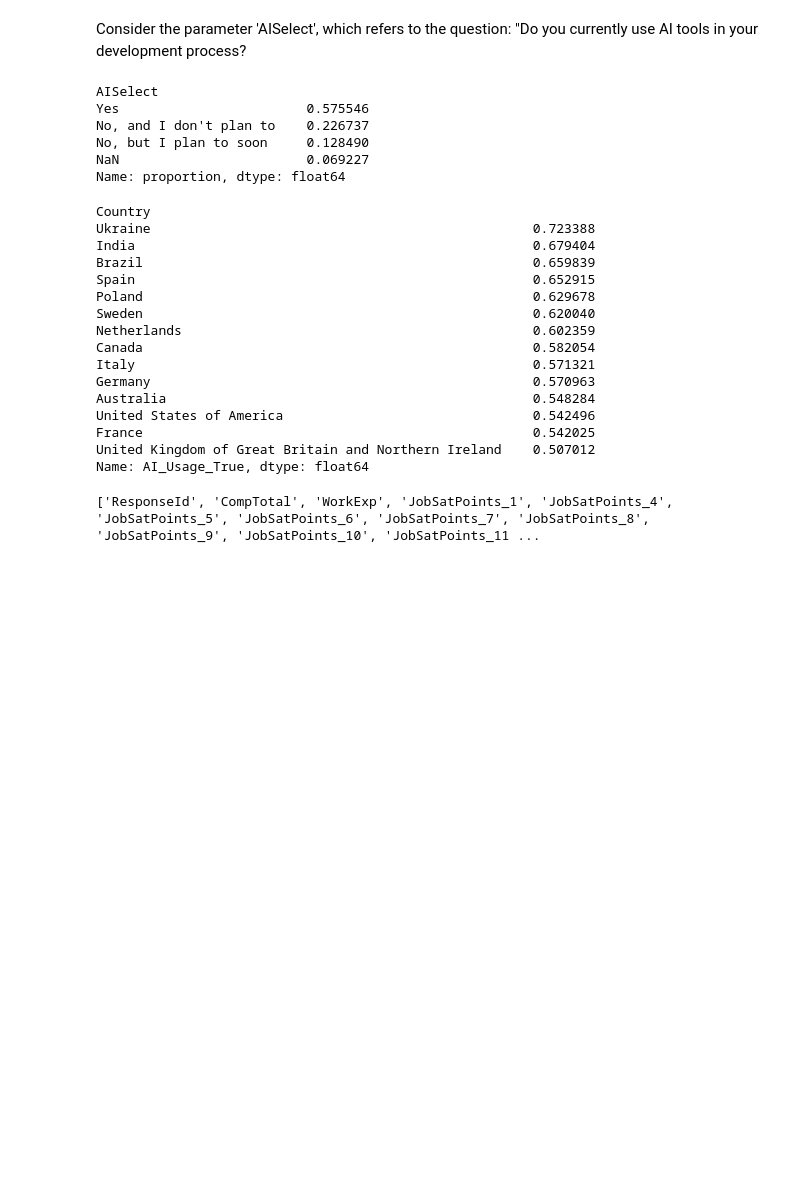
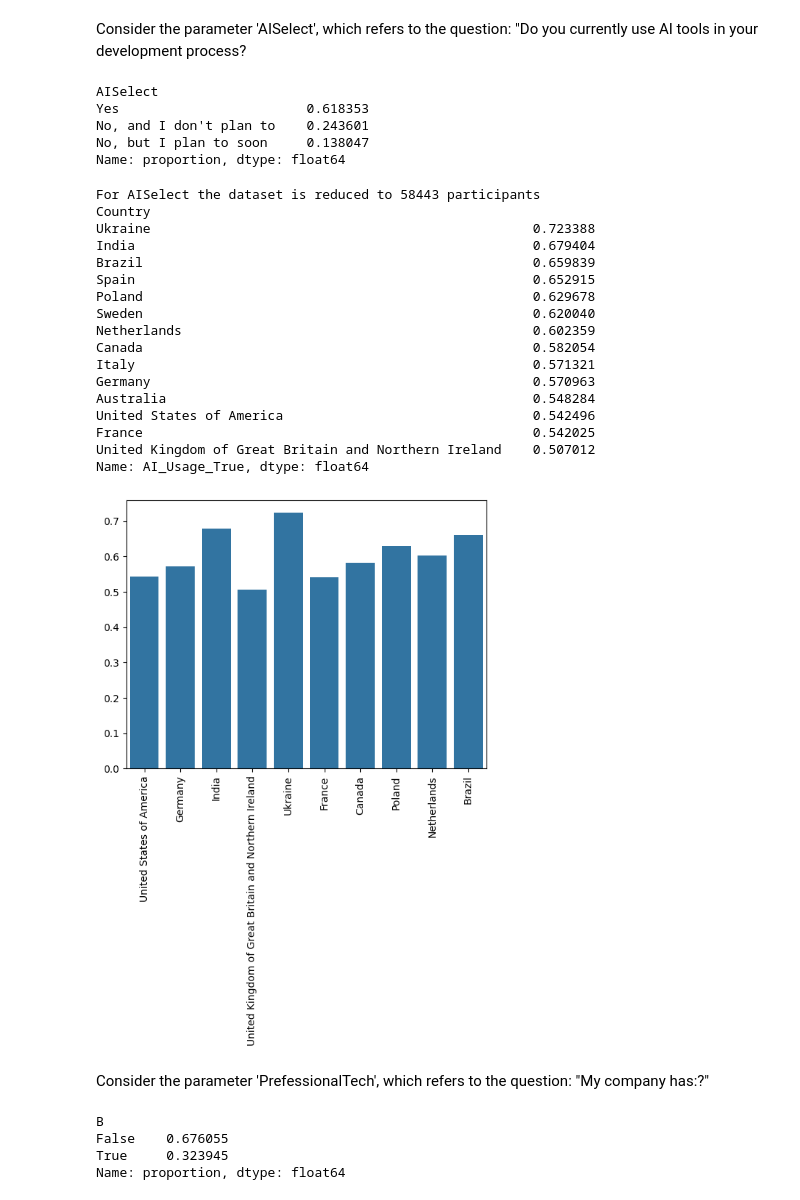
Before and after one commit to JuliaNBrucker/StackOverflow, a Jupyter notebook: StudyDataset.ipynb, the cells around one changed output. Cells and saved outputs as stored; diff of their text form; code cells hidden in the pictures; blank space fills up the shorter version.

```diff
--- a/StudyDataset.ipynb
+++ b/StudyDataset.ipynb
@@ -24,10 +47,12 @@ variables (e.g. usage of AI Tools) is there a dependency on the country?
 # %% [markdown]
 First, identify the countries with the highest number of participants and choose the top n countries
 # %%
-num_countries = 14
 
-considered_countries = set(df['Country'].value_counts().head(num_countries).index.tolist())
-print('countries under investigation: ', considered_countries)
+num_countries = 10
+
+considered_countries_order = df['Country'].value_counts().head(num_countries).index.tolist()
+considered_countries = set(considered_countries_order)
+print('countries under investigation: ', considered_countries_order)
 
 df_restricted_countries = df.loc[df['Country'].isin(considered_countries)]
 n_participants_top_countries = len(df_restricted_countries)
@@ -122,17 +139,18 @@ plt.show()
 Consider the parameter 'AISelect', which refers to the question: "Do you currently use AI tools in your development process?
 # %%
 # full dataset
-df['AISelect'].value_counts(dropna=False,normalize=True)
+df['AISelect'].value_counts(dropna=True,normalize=True)
 # %% [output]
 AISelect
-Yes                        0.575546
-No, and I don't plan to    0.226737
-No, but I plan to soon     0.128490
-NaN                        0.069227
+Yes                        0.618353
+No, and I don't plan to    0.243601
+No, but I plan to soon     0.138047
 Name: proportion, dtype: float64
 # %%
 
+# closer look at the AI usage in the top 10 countries
 subset_AISelect = df[['Country','AISelect']].dropna(how='any')
+print("For AISelect the dataset is reduced to {} participants".format(len(subset_AISelect)))
 
 subset_AISelect_topx = subset_AISelect.loc[subset_AISelect['Country'].isin(considered_countries)].copy()
 subset_AISelect_topx['AISelect'].value_counts(normalize=True)
@@ -141,6 +159,7 @@ subset_AISelect_topx['AI_Usage_True'] = subset_AISelect_topx['AISelect'] == 'Yes
 result = subset_AISelect_topx.groupby('Country')['AI_Usage_True'].mean().sort_values(ascending=False)
 print(result)
 # %% [output]
+For AISelect the dataset is reduced to 58443 participants
 Country
 Ukraine                                                 0.723388
 India                                                   0.679404
@@ -157,8 +176,33 @@ United States of America                                0.542496
 France                                                  0.542025
 United Kingdom of Great Britain and Northern Ireland    0.507012
 Name: AI_Usage_True, dtype: float64
+# %%
+
+
+values = [result[i] for i in considered_countries_order]
+sns.barplot(x=considered_countries_order, y=values)
+plt.xticks(rotation=90)
+
+# Plot anzeigen
+plt.show()
+# test = pd.DataFrame({
+#     'Country': considered_countries_order,
+#     'Value': values
+# })
+# test.plot(kind='bar', rot=90)
+# %% [output]
+[figure, added]
+# %% [markdown]
+Consider the parameter 'PrefessionalTech', which refers to the question: "My company has:?"
 # %%
-numeric_columns= df.select_dtypes(include=np.number).columns.tolist()
-print(numeric_columns)
+# full dataset
+test=df[['ProfessionalTech']].dropna()
+#test.head()
+test['B'] = test['ProfessionalTech'].apply(lambda x: 'AI-assisted technology tool' in x)
+test.head()
+test['B'].value_counts(normalize=True)
 # %% [output]
-['ResponseId', 'CompTotal', 'WorkExp', 'JobSatPoints_1', 'JobSatPoints_4', 'JobSatPoints_5', 'JobSatPoints_6', 'JobSatPoints_7', 'JobSatPoints_8', 'JobSatPoints_9', 'JobSatPoints_10', 'JobSatPoints_11 ...
+B
+False    0.676055
+True     0.323945
+Name: proportion, dtype: float64
```
Also changed, not shown: parts of 11 cells of this notebook.
